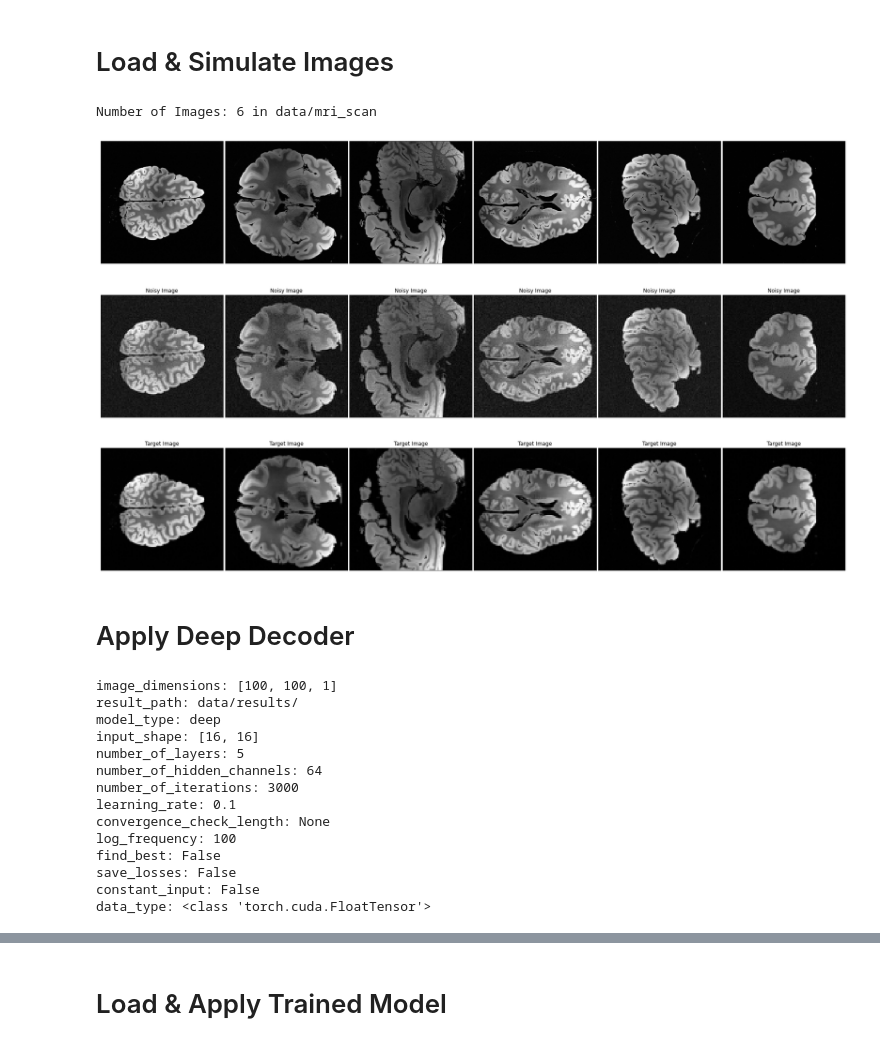
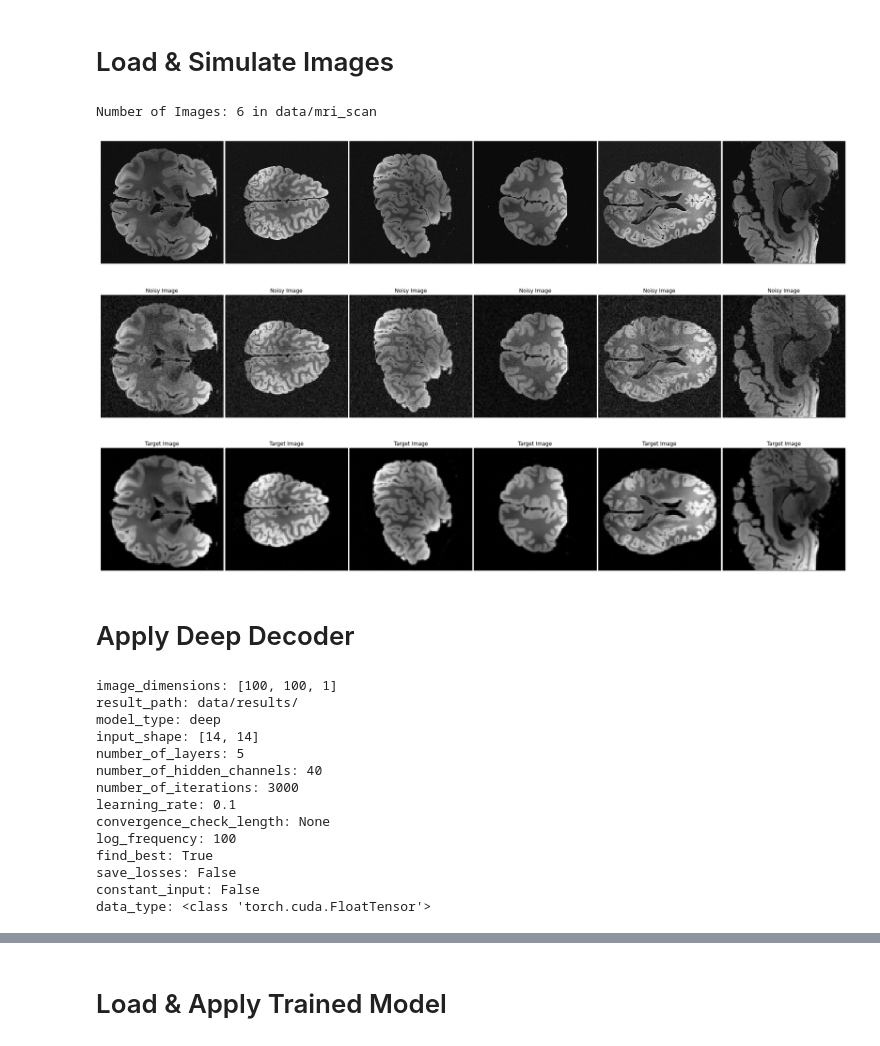
Before and after one commit to jkbg/DiffusionMRI, a Jupyter notebook: direct_comparison.ipynb, the cells around one changed output, grey strips where cells are left out. Drawn from its saved outputs; the diff is of its cells as text; code cells hidden in the pictures.

```diff
--- a/direct_comparison.ipynb
+++ b/direct_comparison.ipynb
@@ -33,28 +33,28 @@ num GPUs 1
 # Load & Simulate Images
 # %%
 number_of_images = 6
-original_images = get_images('data/mri_scan', max_amount=number_of_images, size=256)
+original_images = get_images('data/mri_scan', max_amount=number_of_images, size=4096)
 
 plot_image_grid(original_images, ncols=6)
 plt.show()
 # %% [output]
 Number of Images: 6 in data/mri_scan
-[figure, old version]
+[figure, new version]
 # %%
 input_size = original_images[0].shape
 cropped_size = (100, 100)
-snr_range=(4,4)
-pf_factor=8
+snr_range = (3,3)
+pf_factor = 8
 
 pipeline = Simulation(input_size=input_size, cropped_size=cropped_size, snr_range=snr_range, pf_factor=pf_factor)
 noisy_images, target_images = pipeline.simulate_list_of_images(original_images)
 
 plot_image_grid(noisy_images, ['Noisy Image']*number_of_images, ncols=number_of_images)
 plot_image_grid(target_images, ['Target Image']*number_of_images, ncols=number_of_images)
 plt.show()
 # %% [output]
-[figure, old version]
+[figure, new version]
-[figure, old version]
+[figure, new version]
 # %% [markdown]
 # Apply Deep Decoder
 # %%
@@ -64,11 +64,11 @@ fit_model_configuration.log_frequency = 100
 fit_model_configuration.number_of_iterations = 3000
 fit_model_configuration.convergence_check_length = None
 
-fit_model_configuration.input_shape = [16, 16]
+fit_model_configuration.input_shape = [14, 14]
 fit_model_configuration.number_of_layers = 5
-fit_model_configuration.number_of_hidden_channels = 64
+fit_model_configuration.number_of_hidden_channels = 40
 
-fit_model_configuration.find_best = False
+fit_model_configuration.find_best = True
 fit_model_configuration.save_losses = False
 
 print(fit_model_configuration)
@@ -76,14 +76,14 @@ print(fit_model_configuration)
 image_dimensions: [100, 100, 1]
 result_path: data/results/
 model_type: deep
-input_shape: [16, 16]
+input_shape: [14, 14]
 number_of_layers: 5
-number_of_hidden_channels: 64
+number_of_hidden_channels: 40
 number_of_iterations: 3000
 learning_rate: 0.1
 convergence_check_length: None
 log_frequency: 100
-find_best: False
+find_best: True
 save_losses: False
 constant_input: False
 data_type: <class 'torch.cuda.FloatTensor'>
```
Also changed, not shown: parts of 3 cells of this notebook, 2 other files.
